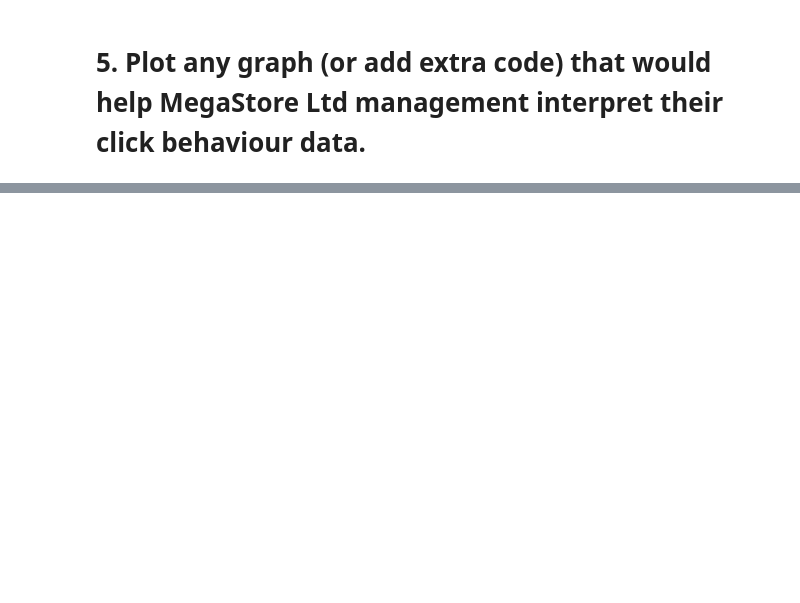
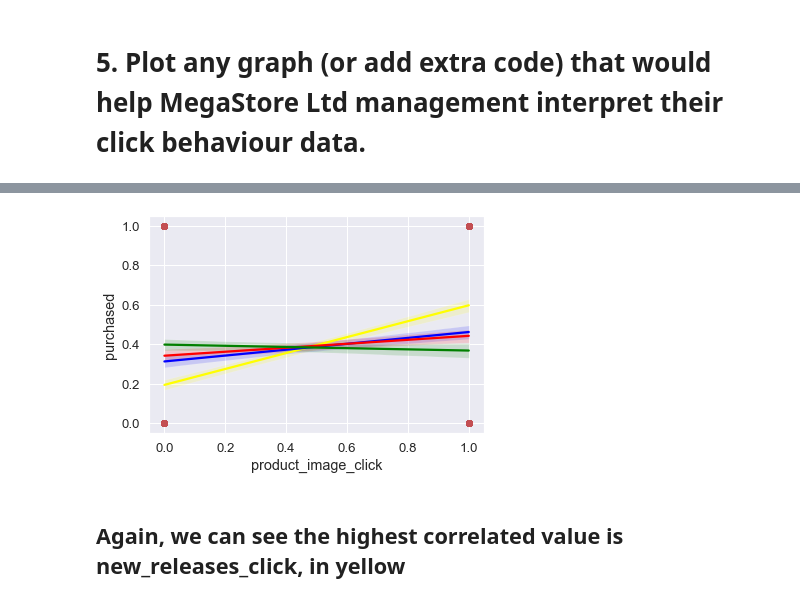
Before and after one commit to jakewarrenblack/research_and_analytics, a Jupyter notebook: Problem_2/Problem 2.ipynb, the cells around one changed output, grey strips where cells are left out. Cells and saved outputs as stored; diff of their text form; code cells hidden in the pictures; blank space fills up the shorter version.

```diff
--- a/Problem_2/Problem 2.ipynb
+++ b/Problem_2/Problem 2.ipynb
@@ -188,0 +190,11 @@ plt.pie(correlations, labels=labels, explode=explode_releases, shadow=True, auto
+# %%
+# use Seaborn regplot to show a scatterplot of highest correlated value.
+sn.regplot(x=df["new_releases_click"], y=df["purchased"], line_kws={"color": "yellow"})
+sn.regplot(x=df["add_to_basket"], y=df["purchased"], line_kws={"color": "blue"})
+sn.regplot(x=df["frequently_bought _together_click"], y=df["purchased"], line_kws={"color": "red"})
+sn.regplot(x=df["product_image_click"], y=df["purchased"], line_kws={"color": "green"})
+sn.set_theme(font_scale=1.2)
+# %% [output]
+[figure, added]
+# %% [markdown]
+## Again, we can see the highest correlated value is new_releases_click, in yellow
```
Also changed, not shown: parts of 8 cells of this notebook, 3 other files.
